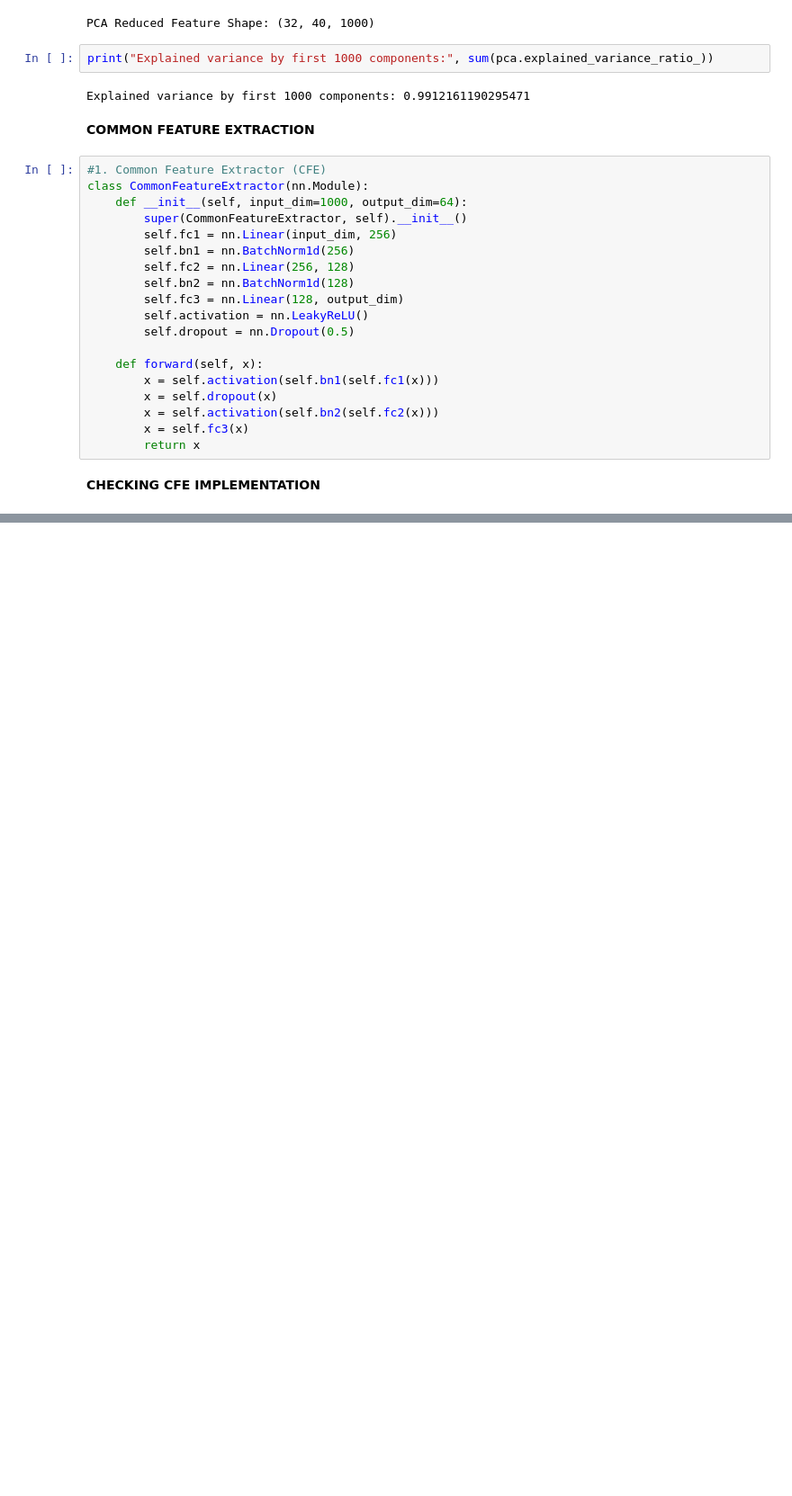
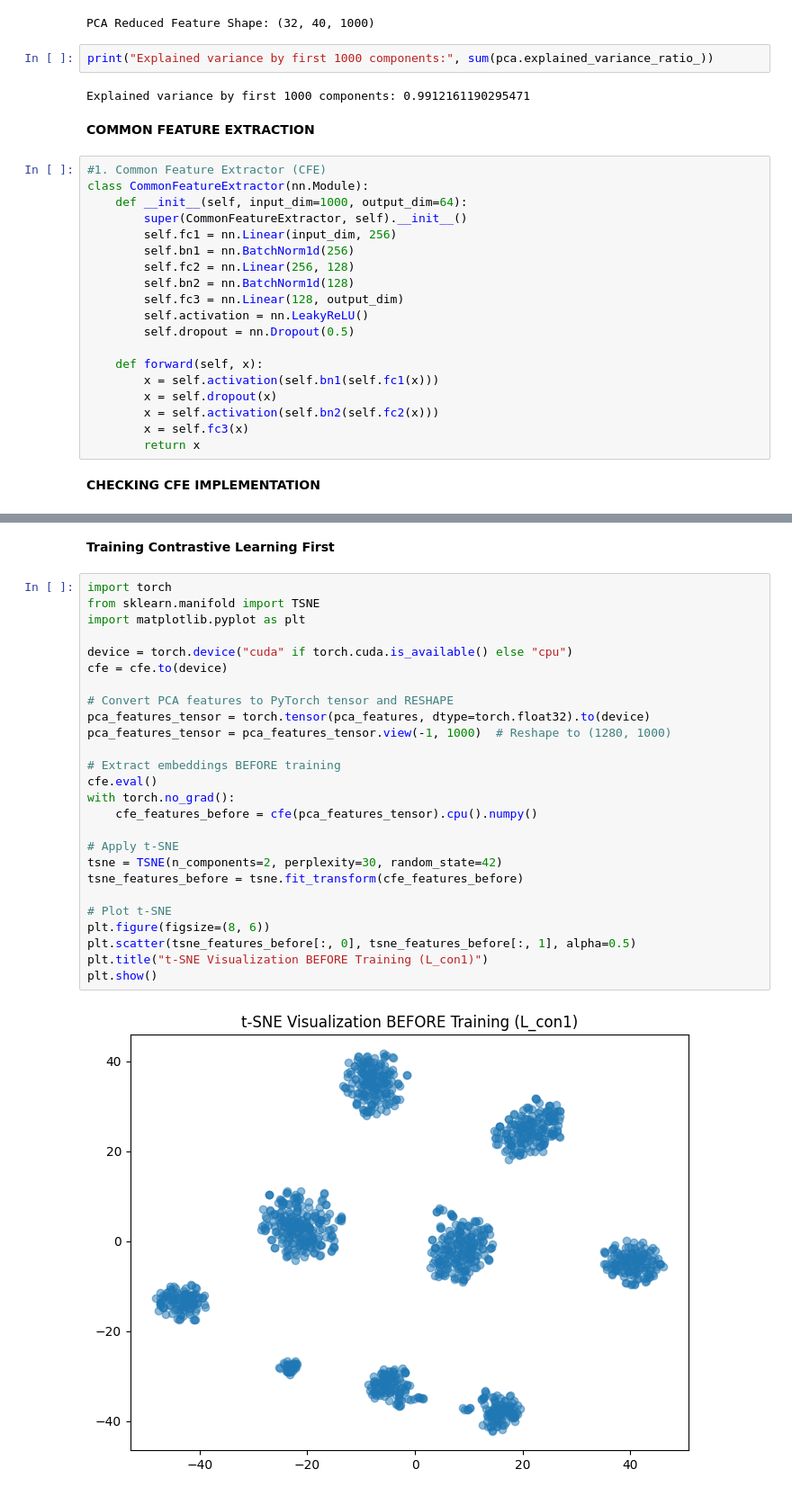
Before and after one commit to hamzaowaisog/EEg-based-Emotion-Recognition, a Jupyter notebook: FYP_2/Hamza/Deap_Classes_Approach_2.ipynb, the cells around one changed output, grey strips where cells are left out. Shown at 90% size. Cells and saved outputs as stored; diff of their text form; blank space fills up the shorter version.

```diff
--- a/FYP_2/Hamza/Deap_Classes_Approach_2.ipynb
+++ b/FYP_2/Hamza/Deap_Classes_Approach_2.ipynb
@@ -188,0 +410,30 @@ Output Shape: torch.Size([1280, 64])
+# %% [markdown]
+**Training Contrastive Learning First**
+# %%
+import torch
+from sklearn.manifold import TSNE
+import matplotlib.pyplot as plt
+
+device = torch.device("cuda" if torch.cuda.is_available() else "cpu")
+cfe = cfe.to(device)
+
+# Convert PCA features to PyTorch tensor and RESHAPE
+pca_features_tensor = torch.tensor(pca_features, dtype=torch.float32).to(device)
+pca_features_tensor = pca_features_tensor.view(-1, 1000)  # Reshape to (1280, 1000)
+
+# Extract embeddings BEFORE training
+cfe.eval()
+with torch.no_grad():
+    cfe_features_before = cfe(pca_features_tensor).cpu().numpy()
+
+# Apply t-SNE
+tsne = TSNE(n_components=2, perplexity=30, random_state=42)
+tsne_features_before = tsne.fit_transform(cfe_features_before)
+
+# Plot t-SNE
+plt.figure(figsize=(8, 6))
+plt.scatter(tsne_features_before[:, 0], tsne_features_before[:, 1], alpha=0.5)
+plt.title("t-SNE Visualization BEFORE Training (L_con1)")
+plt.show()
+# %% [output]
+[figure, added]
```
Also changed, not shown: parts of 13 cells of this notebook, 3 other files.
